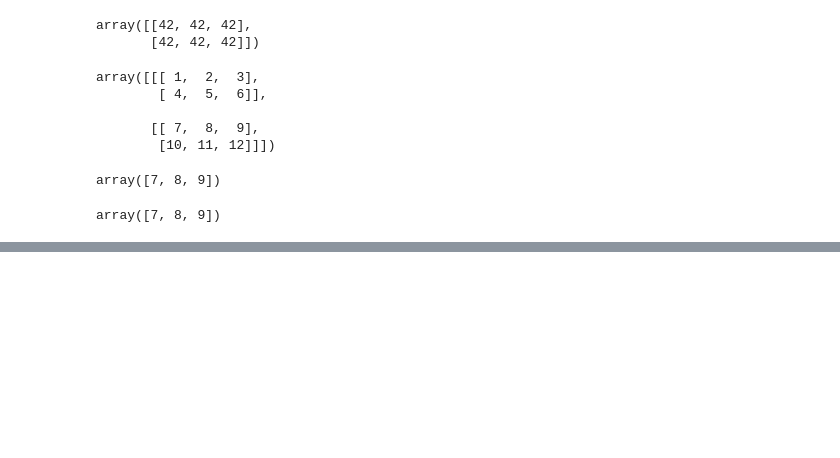
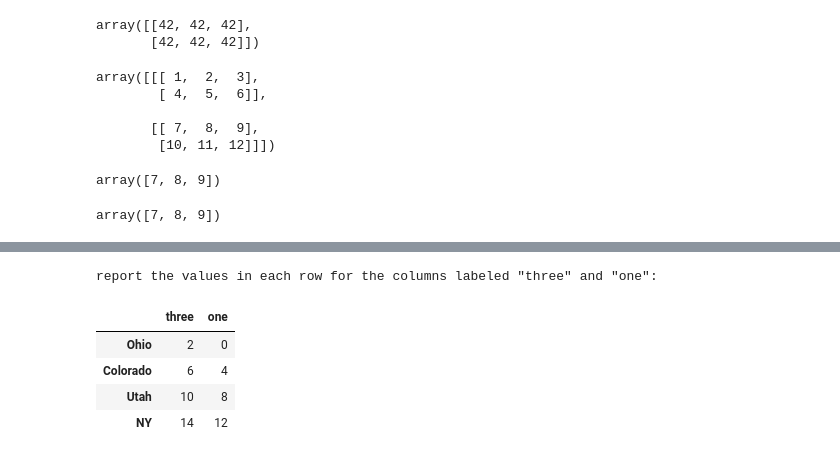
Before and after one commit to hopezh/learn_python_for_data_analysis, a Jupyter notebook: ch4_numpy_v01.ipynb, the cells around one changed output, grey strips where cells are left out. Cells and saved outputs as stored; diff of their text form; code cells hidden in the pictures; blank space fills up the shorter version.

```diff
--- a/ch4_numpy_v01.ipynb
+++ b/ch4_numpy_v01.ipynb
@@ -395,0 +434,10 @@ array([7, 8, 9])
+# %%
+print('report the values in each row for the columns labeled "three" and "one": ')
+data[['three', 'one']]
+# %% [output]
+report the values in each row for the columns labeled "three" and "one":
+|  | three | one |
+| Ohio | 2 | 0 |
+| Colorado | 6 | 4 |
+| Utah | 10 | 8 |
+| NY | 14 | 12 |
```
Also changed, not shown: parts of 17 cells of this notebook.
